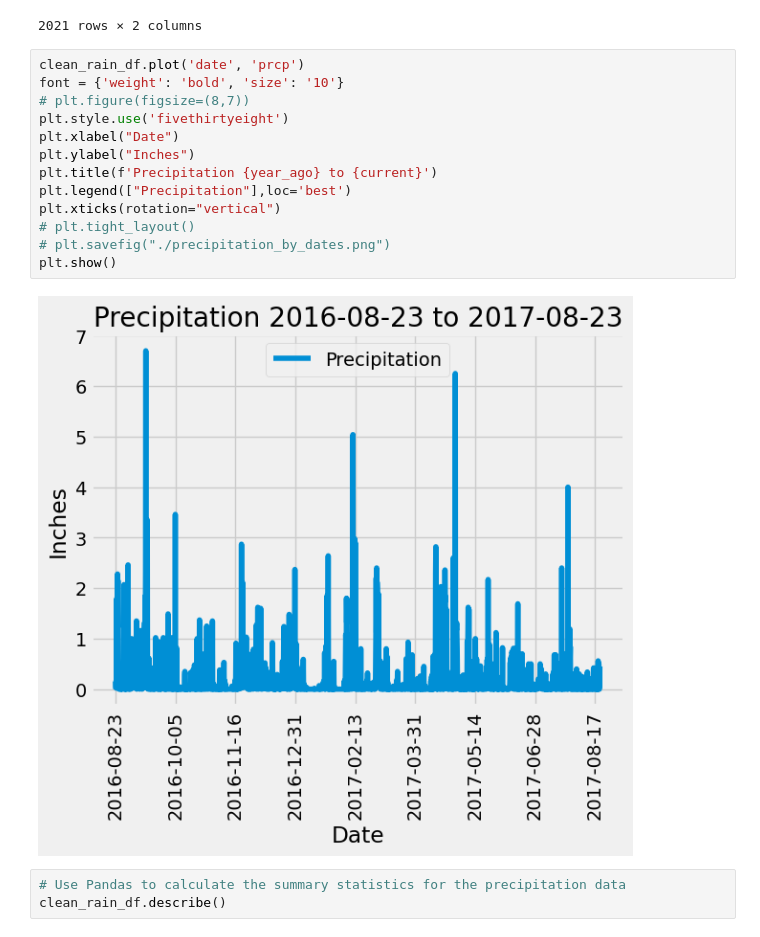
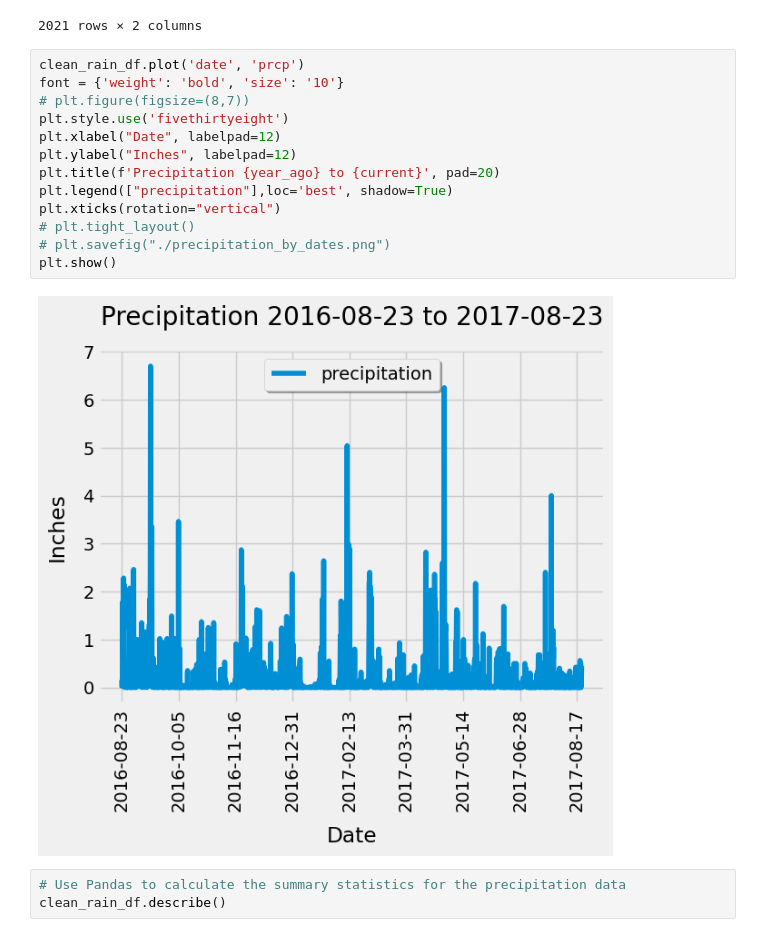
Before and after one commit to vgpass/sqlalchemy-challenge, a Jupyter notebook: SurfsUp/Instructions/climate_starter_final.ipynb, the cells around one changed output. Cells and saved outputs as stored; diff of their text form.

```diff
--- a/SurfsUp/Instructions/climate_starter_final.ipynb
+++ b/SurfsUp/Instructions/climate_starter_final.ipynb
@@ -136,18 +136,18 @@ clean_rain_df
 # %%
 clean_rain_df.plot('date', 'prcp')
 font = {'weight': 'bold', 'size': '10'}
 # plt.figure(figsize=(8,7))
 plt.style.use('fivethirtyeight')
-plt.xlabel("Date")
-plt.ylabel("Inches")
-plt.title(f'Precipitation {year_ago} to {current}')
-plt.legend(["Precipitation"],loc='best')
+plt.xlabel("Date", labelpad=12)
+plt.ylabel("Inches", labelpad=12)
+plt.title(f'Precipitation {year_ago} to {current}', pad=20)
+plt.legend(["precipitation"],loc='best', shadow=True)
 plt.xticks(rotation="vertical")
 # plt.tight_layout()
 # plt.savefig("./precipitation_by_dates.png")
 plt.show()
 # %% [output]
-[figure, old version]
+[figure, new version]
 # %%
 # Use Pandas to calculate the summary statistics for the precipitation data
 clean_rain_df.describe()
```
Also changed, not shown: parts of 5 cells of this notebook, 1 other file.
